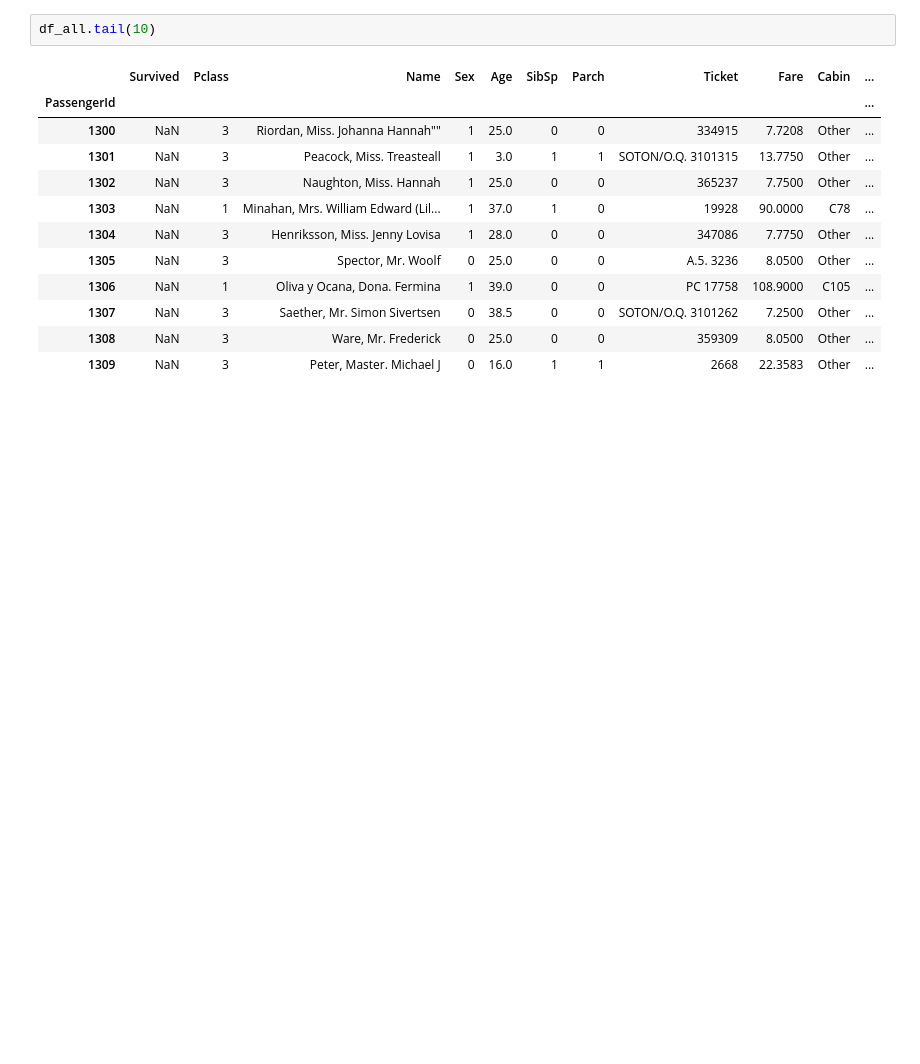
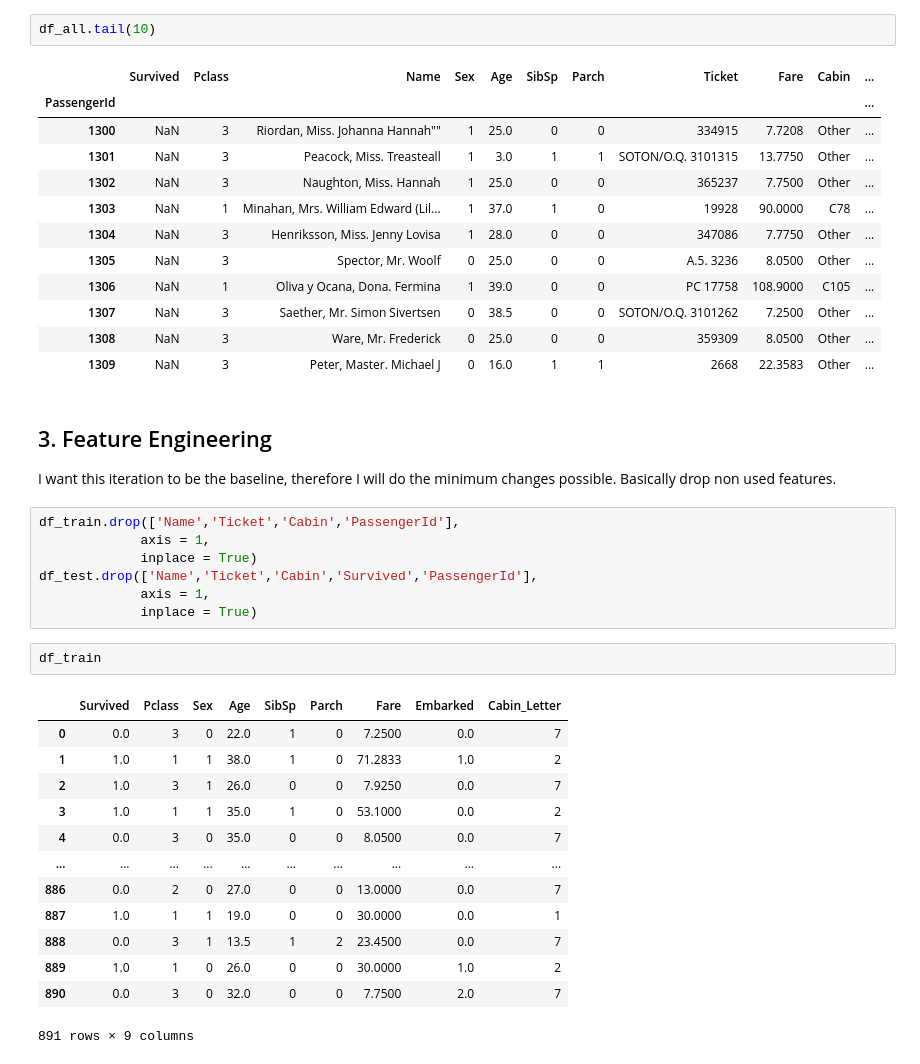
Before and after one commit to diequies/Titanic_Kaggle, a Jupyter notebook: Model Creation/Iteration_1_Baseline/Feature_Engineering.ipynb, the cells around one changed output. Drawn from its saved outputs; the diff is of its cells as text; blank space fills up the shorter version.

Commit message:
Iteration 2 start

```diff
--- a/Model Creation/Iteration_1_Baseline/Feature_Engineering.ipynb
+++ b/Model Creation/Iteration_1_Baseline/Feature_Engineering.ipynb
@@ -71,3 +75,30 @@ df_all.tail(10)
 | 1307 | NaN | 3 | Saether, Mr. Simon Sivertsen | 0 | 38.5 | 0 | 0 | SOTON/O.Q. 3101262 | 7.2500 | Other | ... |
 | 1308 | NaN | 3 | Ware, Mr. Frederick | 0 | 25.0 | 0 | 0 | 359309 | 8.0500 | Other | ... |
 | 1309 | NaN | 3 | Peter, Master. Michael J | 0 | 16.0 | 1 | 1 | 2668 | 22.3583 | Other | ... |
+# %% [markdown]
+## 3. Feature Engineering
+
+I want this iteration to be the baseline, therefore I will do the minimum changes possible. Basically drop non used features.
+# %%
+df_train.drop(['Name','Ticket','Cabin','PassengerId'],
+             axis = 1,
+             inplace = True)
+df_test.drop(['Name','Ticket','Cabin','Survived','PassengerId'],
+             axis = 1,
+             inplace = True)
+# %%
+df_train
+# %% [output]
+|  | Survived | Pclass | Sex | Age | SibSp | Parch | Fare | Embarked | Cabin_Letter |
+| 0 | 0.0 | 3 | 0 | 22.0 | 1 | 0 | 7.2500 | 0.0 | 7 |
+| 1 | 1.0 | 1 | 1 | 38.0 | 1 | 0 | 71.2833 | 1.0 | 2 |
+| 2 | 1.0 | 3 | 1 | 26.0 | 0 | 0 | 7.9250 | 0.0 | 7 |
+| 3 | 1.0 | 1 | 1 | 35.0 | 1 | 0 | 53.1000 | 0.0 | 2 |
+| 4 | 0.0 | 3 | 0 | 35.0 | 0 | 0 | 8.0500 | 0.0 | 7 |
+| ... | ... | ... | ... | ... | ... | ... | ... | ... | ... |
+| 886 | 0.0 | 2 | 0 | 27.0 | 0 | 0 | 13.0000 | 0.0 | 7 |
+| 887 | 1.0 | 1 | 1 | 19.0 | 0 | 0 | 30.0000 | 0.0 | 1 |
+| 888 | 0.0 | 3 | 1 | 13.5 | 1 | 2 | 23.4500 | 0.0 | 7 |
+| 889 | 1.0 | 1 | 0 | 26.0 | 0 | 0 | 30.0000 | 1.0 | 2 |
+| 890 | 0.0 | 3 | 0 | 32.0 | 0 | 0 | 7.7500 | 2.0 | 7 |
+891 rows × 9 columns
```
Also changed, not shown: parts of 4 cells of this notebook, 4 other files.
